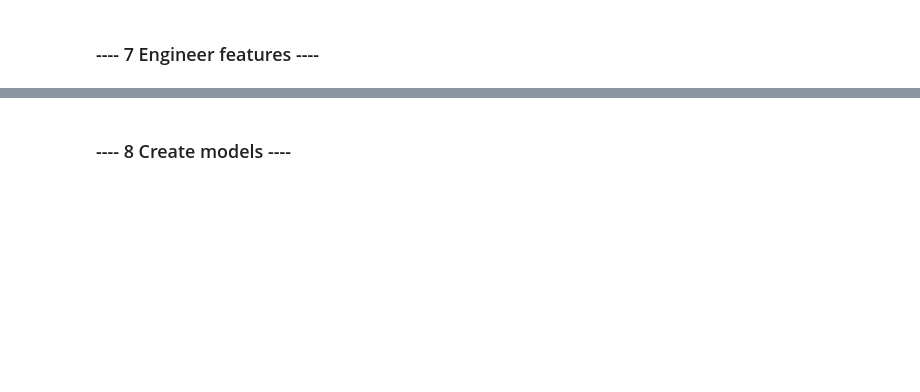
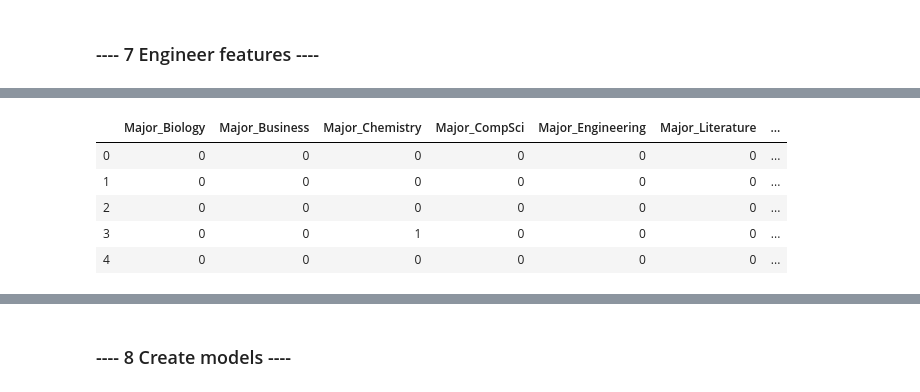
Before and after one commit to Taimur-Shabbir/salary-prediction, a Jupyter notebook: Notebook.ipynb, the cells around one changed output, grey strips where cells are left out. Saved outputs shown, nothing was run; the diff lists cells and outputs as text; code cells hidden in the pictures; blank space fills up the shorter version.

```diff
--- a/Notebook.ipynb
+++ b/Notebook.ipynb
@@ -519,0 +559,2 @@ You will cycle through creating features, tuning models, and training/validing m
+# %%
+data_combined['Degree Category'] = data_combined['degree']
@@ -519,0 +577,5 @@ You will cycle through creating features, tuning models, and training/validing m
+# %%
+data_combined = data_combined.replace({'Degree Category':
+                                       {'NONE':0, 'HIGH_SCHOOL':1,
+                                        'BACHELORS':2, 'MASTERS':3,
+                                        'DOCTORAL':4}})
@@ -519,0 +623,8 @@ You will cycle through creating features, tuning models, and training/validing m
+# %%
+data_combined['Job Type Category'] = data_combined['jobType']
+
+data_combined = data_combined.replace({'Job Type Category':
+                                       {'JANITOR':0, 'JUNIOR':1,
+                                        'SENIOR':2, 'MANAGER':3,
+                                        'VICE_PRESIDENT':4, 'CTO':5,
+                                        'CFO':6, 'CEO':7}})
@@ -519,0 +654,21 @@ You will cycle through creating features, tuning models, and training/validing m
+# %%
+major_dummy_data = pd.get_dummies(data_combined['major'])
+major_dummy_data = major_dummy_data.rename({'BIOLOGY':'Major_Biology',
+                                            'BUSINESS':'Major_Business',
+                                            'CHEMISTRY':'Major_Chemistry',
+                                            'COMPSCI':'Major_CompSci',
+                                            'ENGINEERING':'Major_Engineering',
+                                            'LITERATURE':'Major_Literature',
+                                            'MATH':'Major_Math',
+                                            'NONE':'Major_None',
+                                            'PHYSICS':'Major_Physics'},
+                                             axis = 1)
+
+major_dummy_data.head()
+# %% [output]
+|  | Major_Biology | Major_Business | Major_Chemistry | Major_CompSci | Major_Engineering | Major_Literature | ... |
+| 0 | 0 | 0 | 0 | 0 | 0 | 0 | ... |
+| 1 | 0 | 0 | 0 | 0 | 0 | 0 | ... |
+| 2 | 0 | 0 | 0 | 0 | 0 | 0 | ... |
+| 3 | 0 | 0 | 1 | 0 | 0 | 0 | ... |
+| 4 | 0 | 0 | 0 | 0 | 0 | 0 | ... |
```
Also changed, not shown: parts of 51 cells of this notebook.
